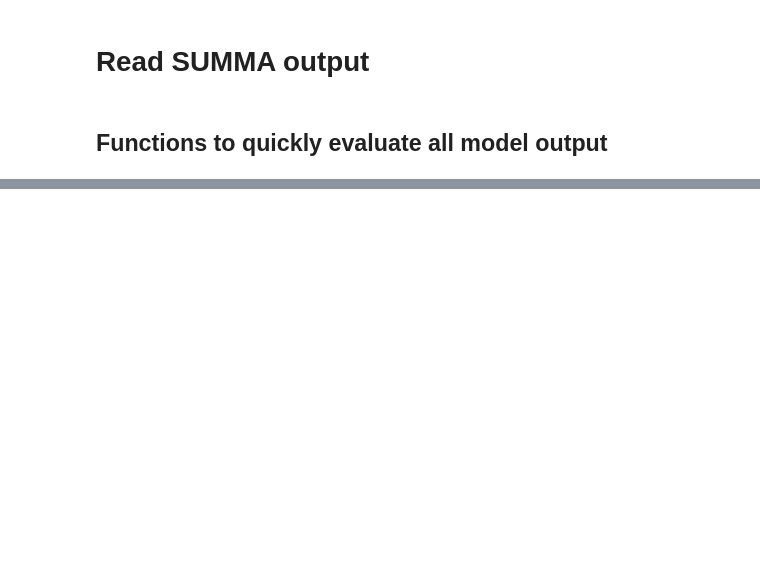
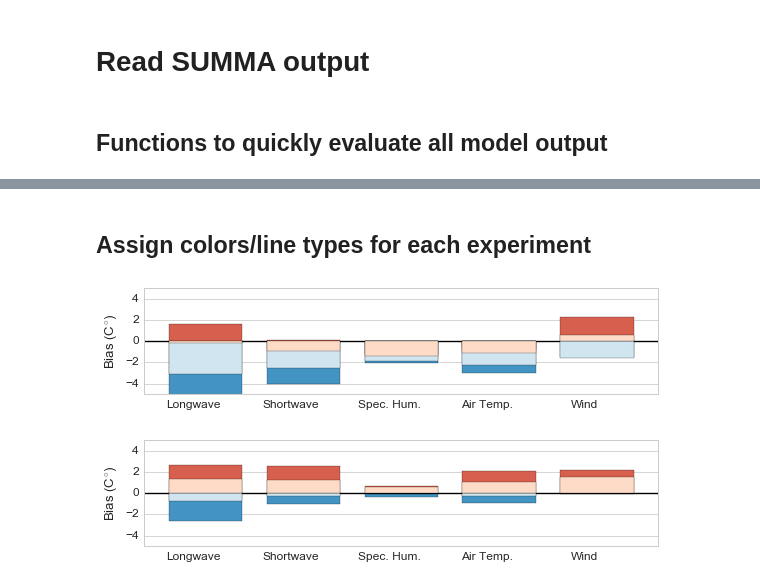
Before and after one commit to klapo/ModTsfc, a Jupyter notebook: ModTsfc.summaResults.bias.ipynb, the cells around one changed output, grey strips where cells are left out. Saved outputs shown, nothing was run; the diff lists cells and outputs as text; code cells hidden in the pictures; blank space fills up the shorter version.

Commit message:
Bar plots used in the defense and dissertation version sent to committee. Next update will include modified font size and combining all plots into a single figure, only bar plots.

```diff
--- a/ModTsfc.summaResults.bias.ipynb
+++ b/ModTsfc.summaResults.bias.ipynb
@@ -25,7 +25,7 @@ import turbpy
 
 # Customize
 sns.set_style("whitegrid")
-sns.set_context('talk')
+sns.set_context('paper', font_scale=1.5)
 %matplotlib inline
 # %%
 # --------------------------------------------------------------------------------------------------------------------
@@ -56,3 +56,13 @@ def evalBiasTs(ax, dsDict, obs, labels, ls, lcolor):
     ax.set_xlabel('Modeled T ($^{\circ}$)')
     ax.set_ylabel('Observed T ($^{\circ}$)')
     ax.legend(loc='best')
+
+def sortFun(s):
+    if 'high' in s and 'L' in s:
+        return(4)
+    elif 'high' in s and 'S' in s:
+        return(3)
+    elif 'low' in s and 'S' in s:
+        return(2)
+    elif 'low' in s and 'L' in s:
+        return(1)
@@ -338,0 +182,55 @@ fig.savefig('ModTsfc.WSC17.biasLW_leg.pdf')
+# %% [markdown]
+## Assign colors/line types for each experiment
+# %%
+colors = {}
+for exp in experiments:
+    colors[exp] = kgraph.SRON(np.size(expNames[exp]))
+
+# expIDLineStyle = {'Mid': '-',
+#                   'Low': '--',
+#                   'High': ':'}
+# %%
+# Met uncertainty
+width = 0.5
+zorder = [1, 2, 4, 3]
+flag_modelRelative = False
+ax_x_label = ['Longwave', 'Shortwave', 'Spec. Hum.',
+              'Air Temp.', 'Wind']
+
+for s in siteNames:
+    fig, ax = plt.subplots(1, 1, figsize=(8, 2))
+    for n, exp in enumerate(expMetUnc):
+        for nameNum, names in enumerate(sorted(expNames[exp], key=sortFun)):
+            tempDS = results[s].sel(expID=names)
+
+            # Bias relative to model with no errors
+            if flag_modelRelative:
+                noBias = results[s].sel(expID='jrdn1991')
+                ds = ((tempDS.scalarSurfaceTemp) - noBias.scalarSurfaceTemp)
+                ds = ds.where((tempDS.scalarSWE > 0) & (noBias.scalarSWE > 0))
+
+            # Bias relative to observations
+            else:
+                ds = ((tempDS.scalarSurfaceTemp - 273.15) - force[s].Tsrf)
+                ds = ds.where((force[s].SP) & (tempDS.scalarSWE > 0))
+
+            ax.bar(n + width / 2, np.mean(ds),
+                   width=0.75, color=sns.color_palette('RdBu_r', 4)[nameNum], zorder=zorder[nameNum])
+    # fig.legend()
+    ax.set_ylabel('Bias (C$^{\circ}$)')
+    ax.set_xticks(np.arange(0, len(expNames[exp]) + 1) + 0.5)
+    ax.set_xticklabels(ax_x_label)
+    ax.set_xlim(0, 5.25)
+    ax.xaxis.grid(False)
+    ax.plot([0, 6], [0, 0], 'k', zorder=1)
+    ax.set_ylim(-5, 5)
+    fig.tight_layout()
+
+    os.chdir(dirPrint)
+    if flag_modelRelative:
+        fig.savefig(s + '.forcing.biasModelRelative_Ts.bar.pdf', bbox_inches='tight')
+    else:
+        fig.savefig(s + '.forcing.bias_Ts.bar.pdf', bbox_inches='tight')
+# %% [output]
+[figure, added]
+[figure, added]
```
Also changed, not shown: parts of 24 cells of this notebook.
